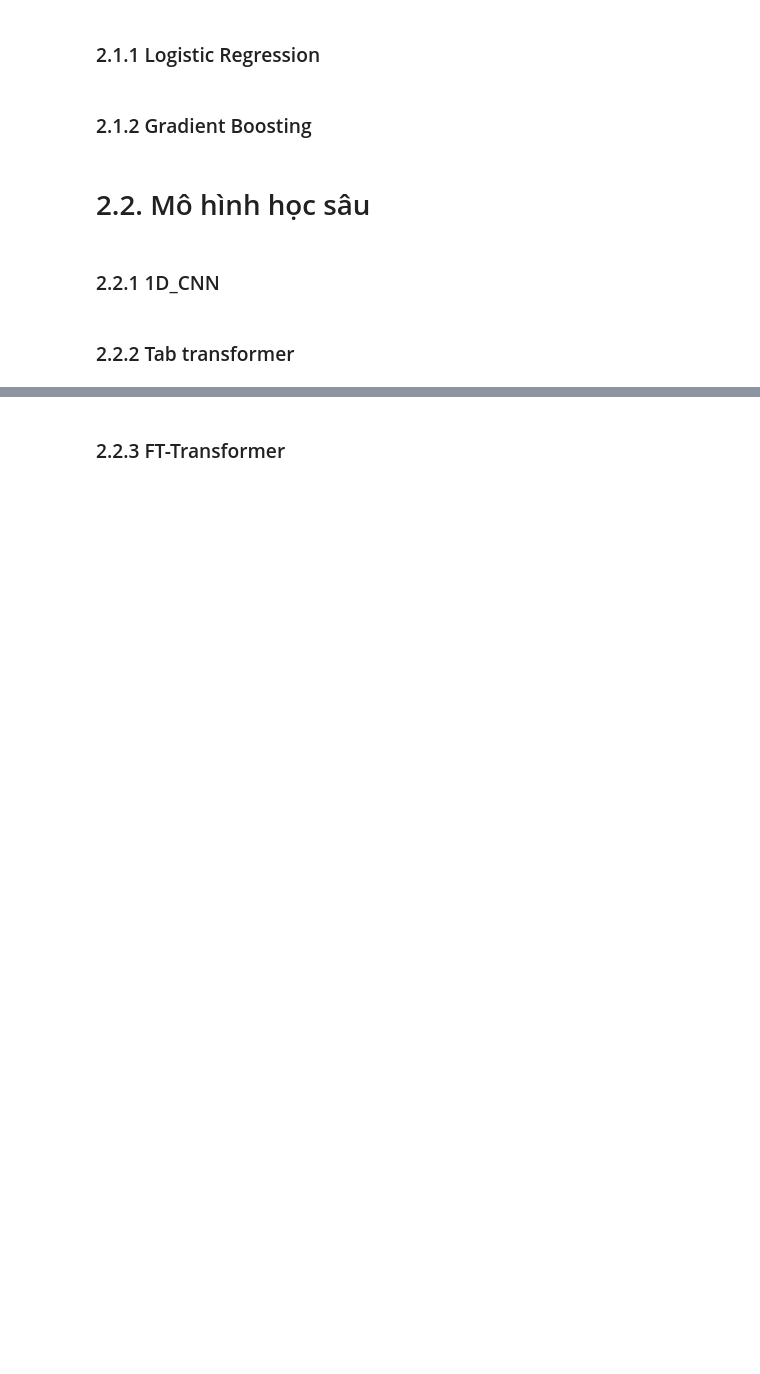
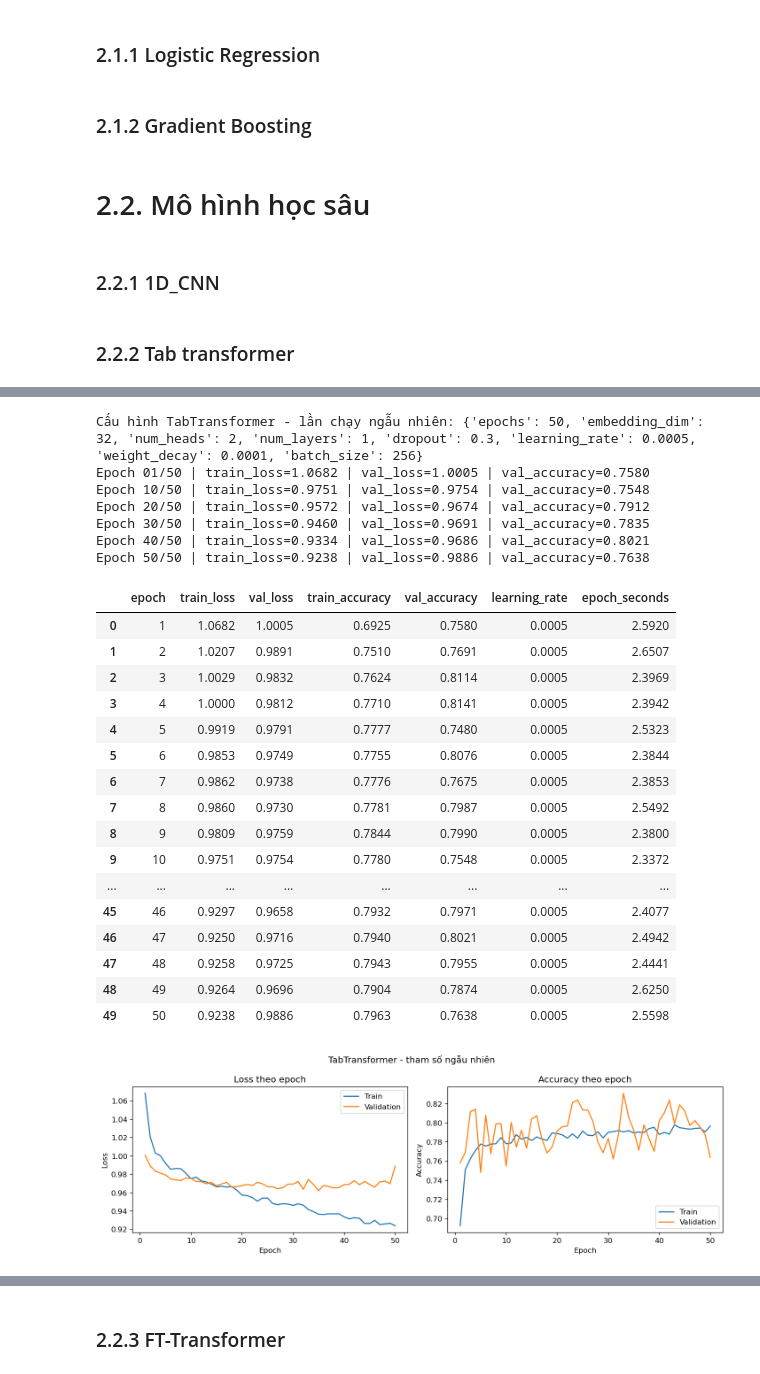
Before and after one commit to HocNguyen0605/DataMining_Nhom09, a Jupyter notebook: datamining-project.ipynb, the cells around one changed output, grey strips where cells are left out. Cells and saved outputs as stored; diff of their text form; code cells hidden in the pictures; blank space fills up the shorter version.

Commit message:
Cải thiện phần huấn luyện TabTransformer

```diff
--- a/datamining-project.ipynb
+++ b/datamining-project.ipynb
@@ -976,0 +1233,42 @@ plt.show()
+# %%
+from IPython.display import display
+
+config_rng = random.Random(42)
+embedding_dim = config_rng.choice([8, 16, 32])
+tab_random_config = {
+    "epochs": 50, "embedding_dim": embedding_dim,
+    "num_heads": config_rng.choice([h for h in [2, 4] if embedding_dim % h == 0]),
+    "num_layers": config_rng.choice([1, 2]), "dropout": config_rng.choice([0.1, 0.2, 0.3]),
+    "learning_rate": config_rng.choice([1e-3, 5e-4, 3e-4]),
+    "weight_decay": config_rng.choice([1e-4, 1e-5]), "batch_size": config_rng.choice([256, 512]),
+}
+print("Cấu hình TabTransformer - lần chạy ngẫu nhiên:", tab_random_config)
+tabtransformer_random_model, tabtransformer_random_history = train_model(tab_random_config, seed=42)
+display(tabtransformer_random_history.round(4))
+plot_history(tabtransformer_random_history, "TabTransformer - tham số ngẫu nhiên")
+# %% [output]
+Cấu hình TabTransformer - lần chạy ngẫu nhiên: {'epochs': 50, 'embedding_dim': 32, 'num_heads': 2, 'num_layers': 1, 'dropout': 0.3, 'learning_rate': 0.0005, 'weight_decay': 0.0001, 'batch_size': 256}
+Epoch 01/50 | train_loss=1.0682 | val_loss=1.0005 | val_accuracy=0.7580
+Epoch 10/50 | train_loss=0.9751 | val_loss=0.9754 | val_accuracy=0.7548
+Epoch 20/50 | train_loss=0.9572 | val_loss=0.9674 | val_accuracy=0.7912
+Epoch 30/50 | train_loss=0.9460 | val_loss=0.9691 | val_accuracy=0.7835
+Epoch 40/50 | train_loss=0.9334 | val_loss=0.9686 | val_accuracy=0.8021
+Epoch 50/50 | train_loss=0.9238 | val_loss=0.9886 | val_accuracy=0.7638
+|  | epoch | train_loss | val_loss | train_accuracy | val_accuracy | learning_rate | epoch_seconds |
+| 0 | 1 | 1.0682 | 1.0005 | 0.6925 | 0.7580 | 0.0005 | 2.5920 |
+| 1 | 2 | 1.0207 | 0.9891 | 0.7510 | 0.7691 | 0.0005 | 2.6507 |
+| 2 | 3 | 1.0029 | 0.9832 | 0.7624 | 0.8114 | 0.0005 | 2.3969 |
+| 3 | 4 | 1.0000 | 0.9812 | 0.7710 | 0.8141 | 0.0005 | 2.3942 |
+| 4 | 5 | 0.9919 | 0.9791 | 0.7777 | 0.7480 | 0.0005 | 2.5323 |
+| 5 | 6 | 0.9853 | 0.9749 | 0.7755 | 0.8076 | 0.0005 | 2.3844 |
+| 6 | 7 | 0.9862 | 0.9738 | 0.7776 | 0.7675 | 0.0005 | 2.3853 |
+| 7 | 8 | 0.9860 | 0.9730 | 0.7781 | 0.7987 | 0.0005 | 2.5492 |
+| 8 | 9 | 0.9809 | 0.9759 | 0.7844 | 0.7990 | 0.0005 | 2.3800 |
+| 9 | 10 | 0.9751 | 0.9754 | 0.7780 | 0.7548 | 0.0005 | 2.3372 |
+| ... | ... | ... | ... | ... | ... | ... | ... |
+| 45 | 46 | 0.9297 | 0.9658 | 0.7932 | 0.7971 | 0.0005 | 2.4077 |
+| 46 | 47 | 0.9250 | 0.9716 | 0.7940 | 0.8021 | 0.0005 | 2.4942 |
+| 47 | 48 | 0.9258 | 0.9725 | 0.7943 | 0.7955 | 0.0005 | 2.4441 |
+| 48 | 49 | 0.9264 | 0.9696 | 0.7904 | 0.7874 | 0.0005 | 2.6250 |
+| 49 | 50 | 0.9238 | 0.9886 | 0.7963 | 0.7638 | 0.0005 | 2.5598 |
+[figure, added]
```
Also changed, not shown: parts of 7 cells of this notebook.
